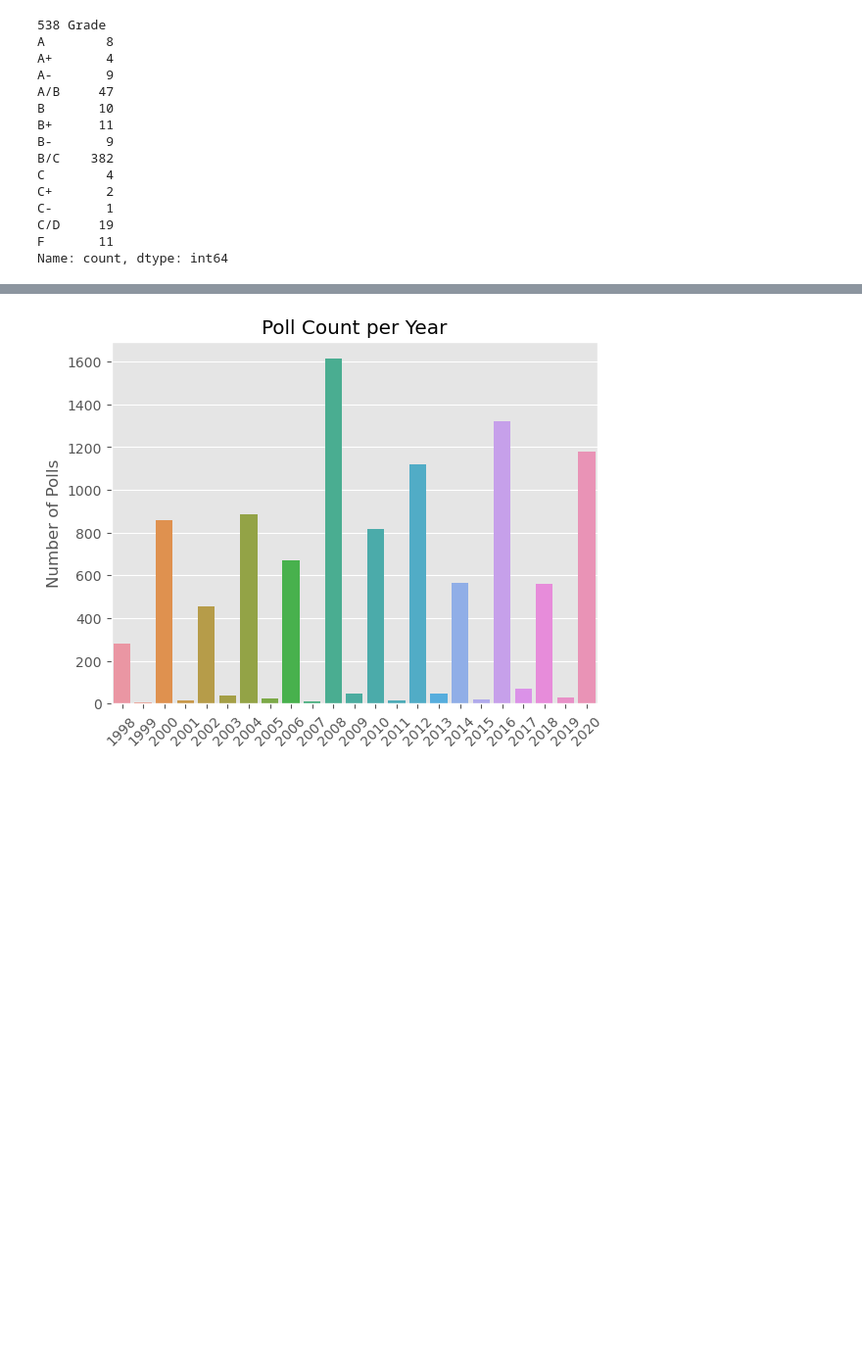
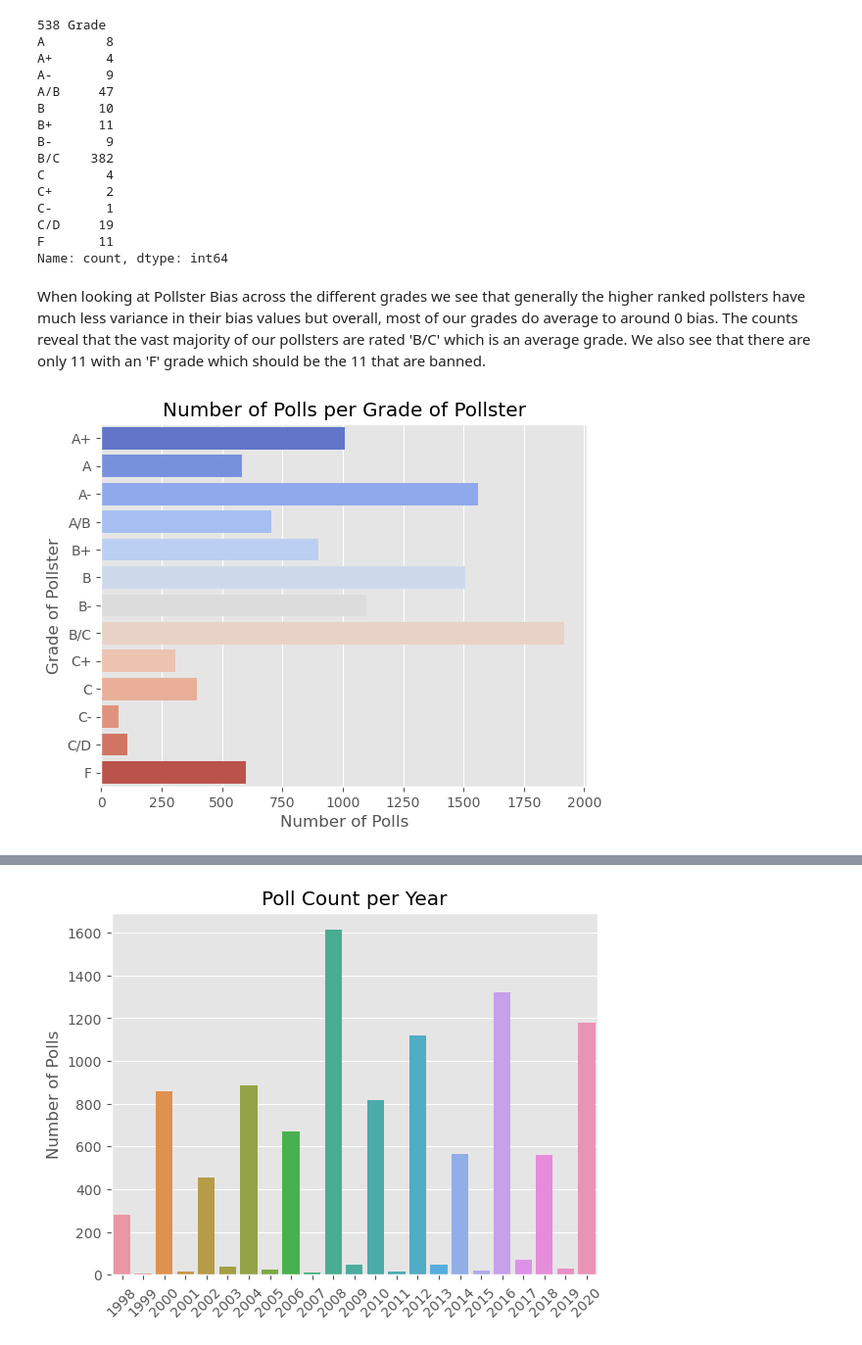
Before and after one commit to vijay-ravuri/poll-accuracy-modeling, a Jupyter notebook: code/01-Cleaning_and_EDA.ipynb, the cells around one changed output, grey strips where cells are left out. Shown at 98% size. Cells and saved outputs as stored; diff of their text form; code cells hidden in the pictures; blank space fills up the shorter version.

Commit message:
have ~1/3 of EDA left to comment through

```diff
--- a/code/01-Cleaning_and_EDA.ipynb
+++ b/code/01-Cleaning_and_EDA.ipynb
@@ -222,3 +293,18 @@ C-       1
 C/D     19
 F       11
 Name: count, dtype: int64
+# %% [markdown]
+When looking at Pollster Bias across the different grades we see that generally the higher ranked pollsters have much less variance in their bias values but overall, most of our grades do average to around 0 bias. The counts reveal that the vast majority of our pollsters are rated 'B/C' which is an average grade. We also see that there are only 11 with an 'F' grade which should be the 11 that are banned.
+# %%
+grade_count = df['538 Grade'].value_counts()[
+    ['A+', 'A', 'A-', 'A/B', 'B+', 'B', 'B-', 'B/C', 'C+', 'C', 'C-', 'C/D', 'F']
+    ]
+sns.barplot(x = grade_count.values, y = grade_count.index, palette = 'coolwarm')
+
+# Display the plot
+plt.title('Number of Polls per Grade of Pollster')
+plt.xlabel('Number of Polls')
+plt.ylabel('Grade of Pollster');
+# However the total number of polls analyzed is more even
+# %% [output]
+[figure, added]
```
Also changed, not shown: parts of 48 cells of this notebook.
